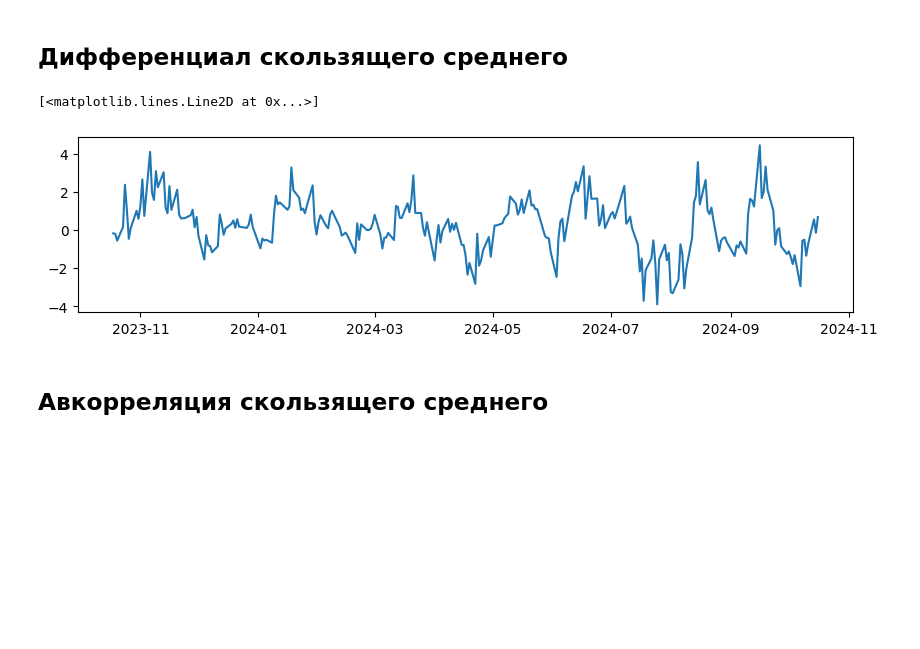
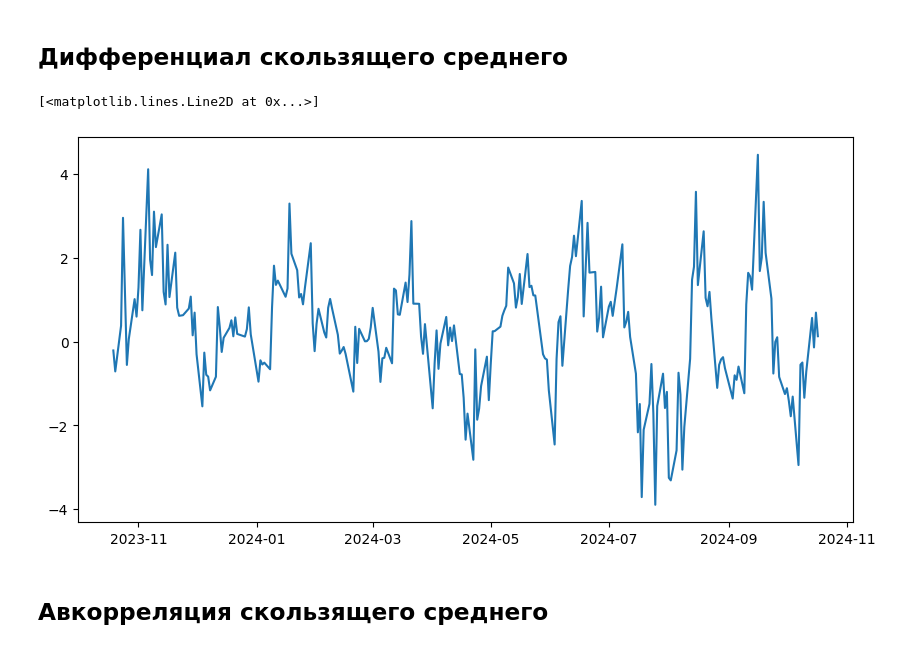
Before and after one commit to Exarkun1/6401kazakovpa, a Jupyter notebook: data_analysis/notebook.ipynb, the cells around one changed output. Saved outputs shown, nothing was run; the diff lists cells and outputs as text; code cells hidden in the pictures; blank space fills up the shorter version.

```diff
--- a/data_analysis/notebook.ipynb
+++ b/data_analysis/notebook.ipynb
@@ -8,7 +8,7 @@ import time_series.data_frames as df
 msft_ticker = yf.Ticker("MSFT")
 msft_data = msft_ticker.history(interval="1d", period="1y")
 msft_data.index = msft_data.index.tz_localize(None)
-msft_analyser = san.TimeSeriesAnalyser(msft_data)
+msft_analyser = TimeSeriesAnalyser(msft_data)
 # %% [markdown]
 ## Исходный временной ряд
 # %%
@@ -36,6 +34,6 @@ plt.plot(dates2, prices2)
 [<matplotlib.lines.Line2D at 0x...>]
 [figure]
 # %%
-msft_analyser = san.TimeSeriesAnalyser(msft_movavg, interval=msft_analyser.interval)
+msft_analyser = TimeSeriesAnalyser(msft_movavg, interval=msft_analyser.interval)
 # %% [markdown]
 ## Экстремумы скользящего среднего
@@ -52,14 +51,12 @@ msft_extremes
 ## Дифференциал скользящего среднего
 # %%
 msft_diff = msft_analyser.differentiate(col="Moving avg")
-df.write_excel(msft_diff, path="Results.xlsx")
-(dates, prices) = df.get_arrays(msft_diff, col="Diff")
+(dates, prices) = get_col_arrays(msft_diff, col="Diff")
 fig = plt.figure(figsize=(10, 5))
-fig.add_subplot(2, 1, 1)
 plt.plot(dates, prices)
 # %% [output]
 [<matplotlib.lines.Line2D at 0x...>]
-[figure, old version]
+[figure, new version]
 # %% [markdown]
 ## Авкорреляция скользящего среднего
 # %%
```
Also changed, not shown: parts of 7 cells of this notebook, 10 other files.
